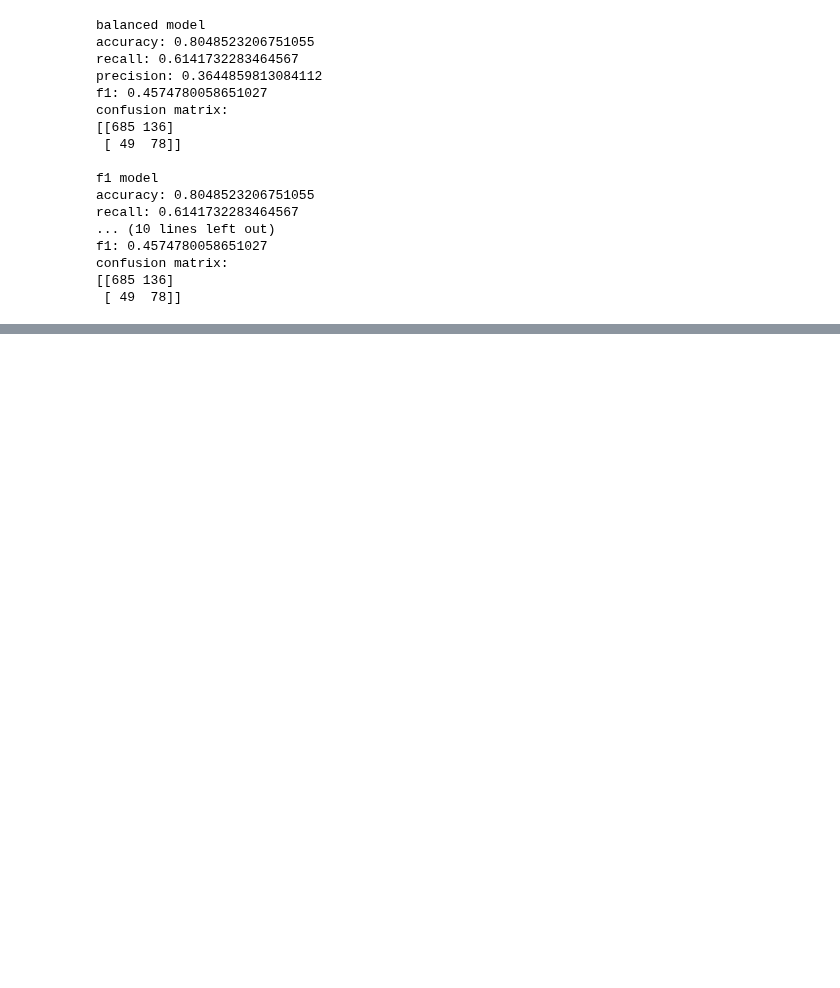
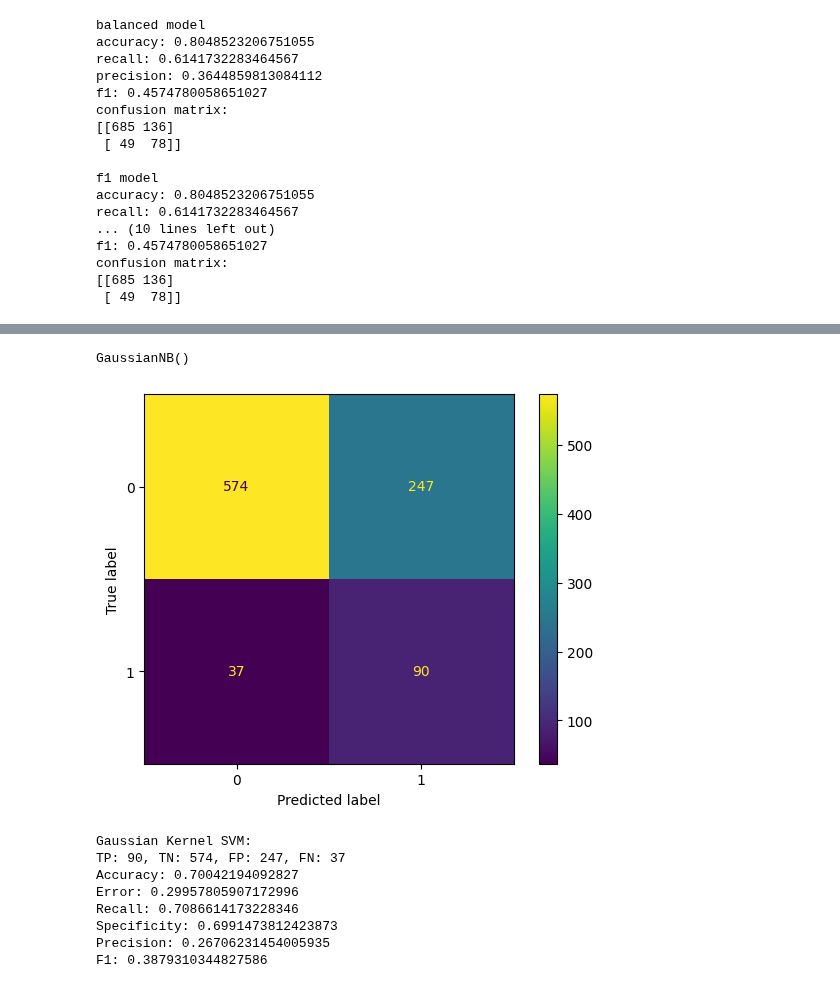
Before and after one commit to TheNoobGoda/ids-project, a Jupyter notebook: src/delivery.ipynb, the cells around one changed output, grey strips where cells are left out. Saved outputs shown, nothing was run; the diff lists cells and outputs as text; code cells hidden in the pictures; blank space fills up the shorter version.

```diff
--- a/src/delivery.ipynb
+++ b/src/delivery.ipynb
@@ -493,0 +500,27 @@ confusion matrix:
+# %%
+def evaluate(model, model_name, columns):
+    predictions = model.predict(X_test)
+
+    cm = sklearn.metrics.confusion_matrix(y_test, predictions)
+
+    disp = sklearn.metrics.ConfusionMatrixDisplay(cm)
+    disp.plot()
+    plt.show()
+
+    tp = cm[1][1]
+    tn = cm[0][0]
+    fp = cm[0][1]
+    fn = cm[1][0]
+    total = tp + tn + fp + fn
+    recall = tp/(tp+fn)
+    precision = tp/(tp+fp)
+
+    print(f"{model_name} Kernel SVM:")
+    print(f"TP: {tp}, TN: {tn}, FP: {fp}, FN: {fn}")
+
+    print(f"Accuracy: {(tp+tn)/total}")
+    print(f"Error: {1-(tp+tn)/total}")
+    print(f"Recall: {recall}")
+    print(f"Specificity: {tn/(tn+fp)}")
+    print(f"Precision: {precision}")
+    print(f"F1: {2*recall*precision/(recall+precision)}")
@@ -493,0 +529,20 @@ confusion matrix:
+# %%
+exclude_gaussian = np.array([True, False, False, True, True, True, True, True, True, True, True, True, True])
+exclude_categorical = ~exclude_gaussian
+# %%
+gnb=GaussianNB()
+gnb.fit(X_oversampled,y_oversampled)
+# %% [output]
+GaussianNB()
+# %%
+evaluate(gnb, "Gaussian", exclude_gaussian)
+# %% [output]
+[figure, added]
+Gaussian Kernel SVM:
+TP: 90, TN: 574, FP: 247, FN: 37
+Accuracy: 0.70042194092827
+Error: 0.29957805907172996
+Recall: 0.7086614173228346
+Specificity: 0.6991473812423873
+Precision: 0.26706231454005935
+F1: 0.3879310344827586
```
Also changed, not shown: parts of 4 cells of this notebook, 1 other file.
